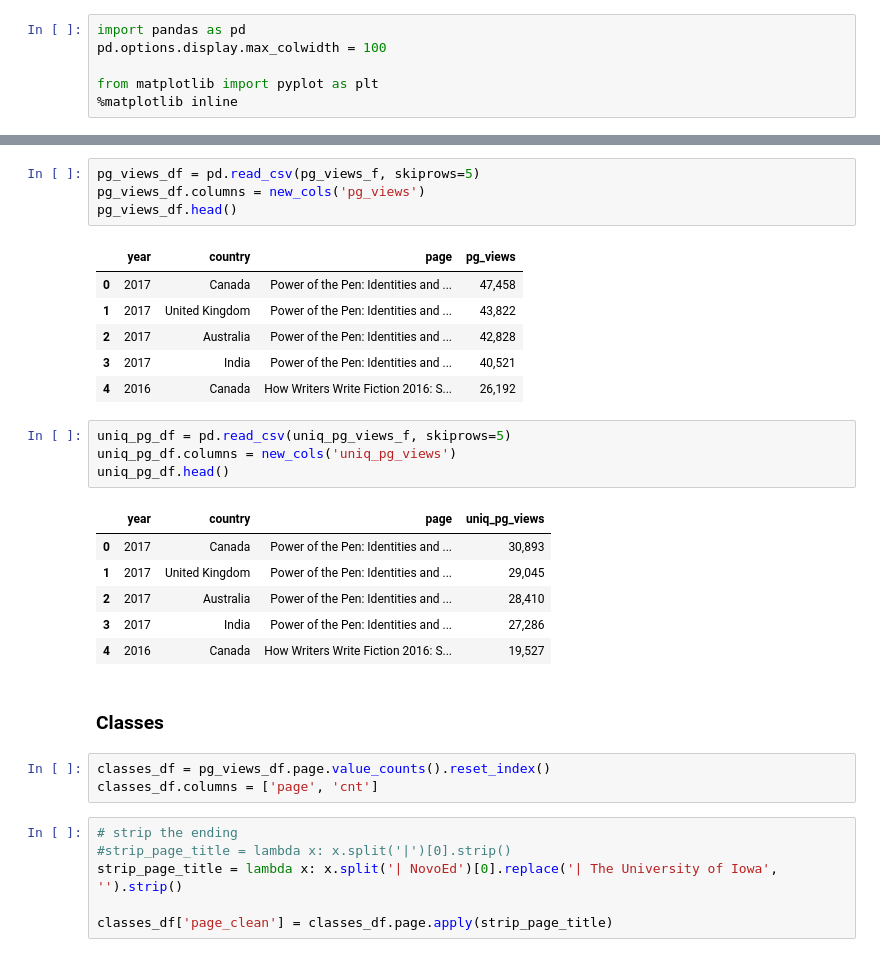
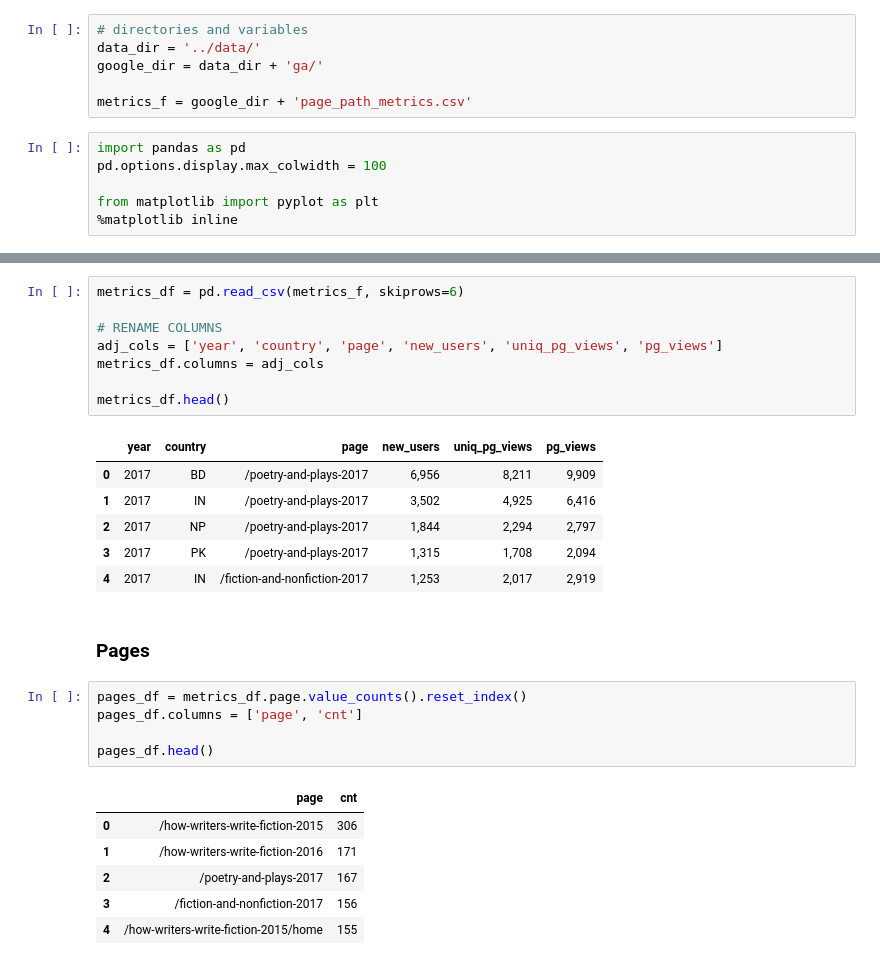
Before and after one commit to ryan-p-larson/iwp, a Jupyter notebook: notebooks/05-google-analytics-work.ipynb, the cells around one changed output, grey strips where cells are left out. Saved outputs shown, nothing was run; the diff lists cells and outputs as text.

Commit message:
Add the work for the Google Analytics, mostly notebooks and flat files.

```diff
--- a/notebooks/05-google-analytics-work.ipynb
+++ b/notebooks/05-google-analytics-work.ipynb
@@ -18,3 +3,9 @@ new_cols = lambda x: ['year', 'country', 'page', x]
+# %%
+# directories and variables
+data_dir = '../data/'
+google_dir = data_dir + 'ga/'
+
+metrics_f = google_dir + 'page_path_metrics.csv'
 # %%
 import pandas as pd
 pd.options.display.max_colwidth = 100
@@ -35,33 +15,29 @@ new_users_df.head()
-# %%
-pg_views_df = pd.read_csv(pg_views_f, skiprows=5)
-pg_views_df.columns = new_cols('pg_views')
-pg_views_df.head()
-# %% [output]
-|  | year | country | page | pg_views |
-| 0 | 2017 | Canada | Power of the Pen: Identities and ... | 47,458 |
-| 1 | 2017 | United Kingdom | Power of the Pen: Identities and ... | 43,822 |
-| 2 | 2017 | Australia | Power of the Pen: Identities and ... | 42,828 |
-| 3 | 2017 | India | Power of the Pen: Identities and ... | 40,521 |
-| 4 | 2016 | Canada | How Writers Write Fiction 2016: S... | 26,192 |
-# %%
-uniq_pg_df = pd.read_csv(uniq_pg_views_f, skiprows=5)
-uniq_pg_df.columns = new_cols('uniq_pg_views')
-uniq_pg_df.head()
-# %% [output]
-|  | year | country | page | uniq_pg_views |
-| 0 | 2017 | Canada | Power of the Pen: Identities and ... | 30,893 |
-| 1 | 2017 | United Kingdom | Power of the Pen: Identities and ... | 29,045 |
-| 2 | 2017 | Australia | Power of the Pen: Identities and ... | 28,410 |
-| 3 | 2017 | India | Power of the Pen: Identities and ... | 27,286 |
-| 4 | 2016 | Canada | How Writers Write Fiction 2016: S... | 19,527 |
+# %%
+metrics_df = pd.read_csv(metrics_f, skiprows=6)
+
+# RENAME COLUMNS
+adj_cols = ['year', 'country', 'page', 'new_users', 'uniq_pg_views', 'pg_views']
+metrics_df.columns = adj_cols
+
+metrics_df.head()
+# %% [output]
+|  | year | country | page | new_users | uniq_pg_views | pg_views |
+| 0 | 2017 | BD | /poetry-and-plays-2017 | 6,956 | 8,211 | 9,909 |
+| 1 | 2017 | IN | /poetry-and-plays-2017 | 3,502 | 4,925 | 6,416 |
+| 2 | 2017 | NP | /poetry-and-plays-2017 | 1,844 | 2,294 | 2,797 |
+| 3 | 2017 | PK | /poetry-and-plays-2017 | 1,315 | 1,708 | 2,094 |
+| 4 | 2017 | IN | /fiction-and-nonfiction-2017 | 1,253 | 2,017 | 2,919 |
 # %% [markdown]
-### Classes
+### Pages
 # %%
-classes_df = pg_views_df.page.value_counts().reset_index()
-classes_df.columns = ['page', 'cnt']
+pages_df = metrics_df.page.value_counts().reset_index()
+pages_df.columns = ['page', 'cnt']
+
+pages_df.head()
+# %% [output]
+|  | page | cnt |
+| 0 | /how-writers-write-fiction-2015 | 306 |
+| 1 | /how-writers-write-fiction-2016 | 171 |
+| 2 | /poetry-and-plays-2017 | 167 |
+| 3 | /fiction-and-nonfiction-2017 | 156 |
+| 4 | /how-writers-write-fiction-2015/home | 155 |
-# %%
-# strip the ending
-#strip_page_title = lambda x: x.split('|')[0].strip()
-strip_page_title = lambda x: x.split('| NovoEd')[0].replace('| The University of Iowa', '').strip()
-
-classes_df['page_clean'] = classes_df.page.apply(strip_page_title)
```
Also changed, not shown: parts of 16 cells of this notebook, 4 other files.
